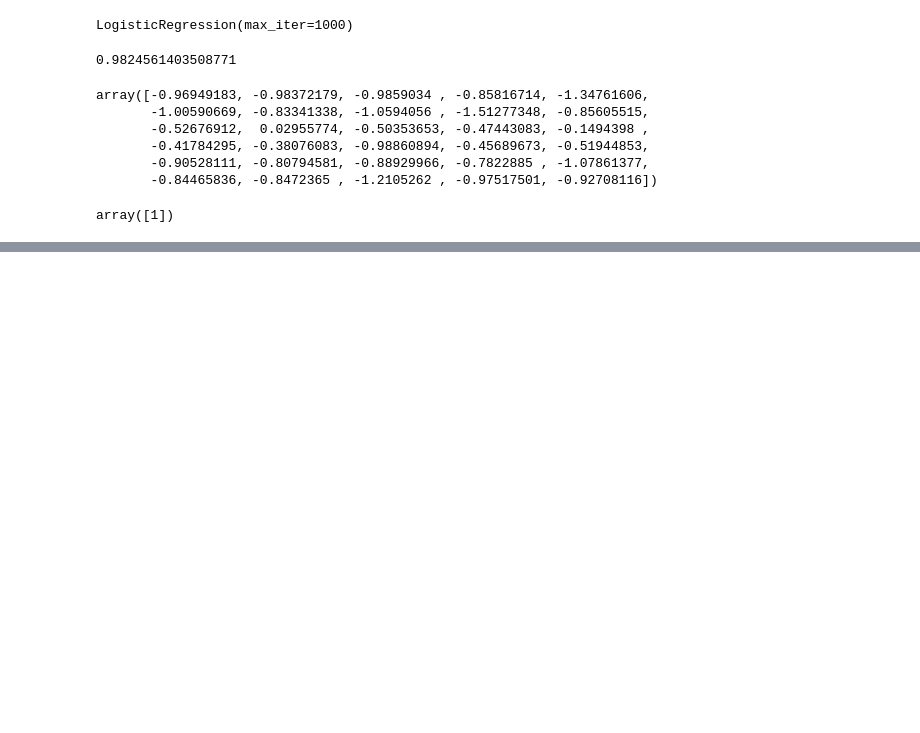
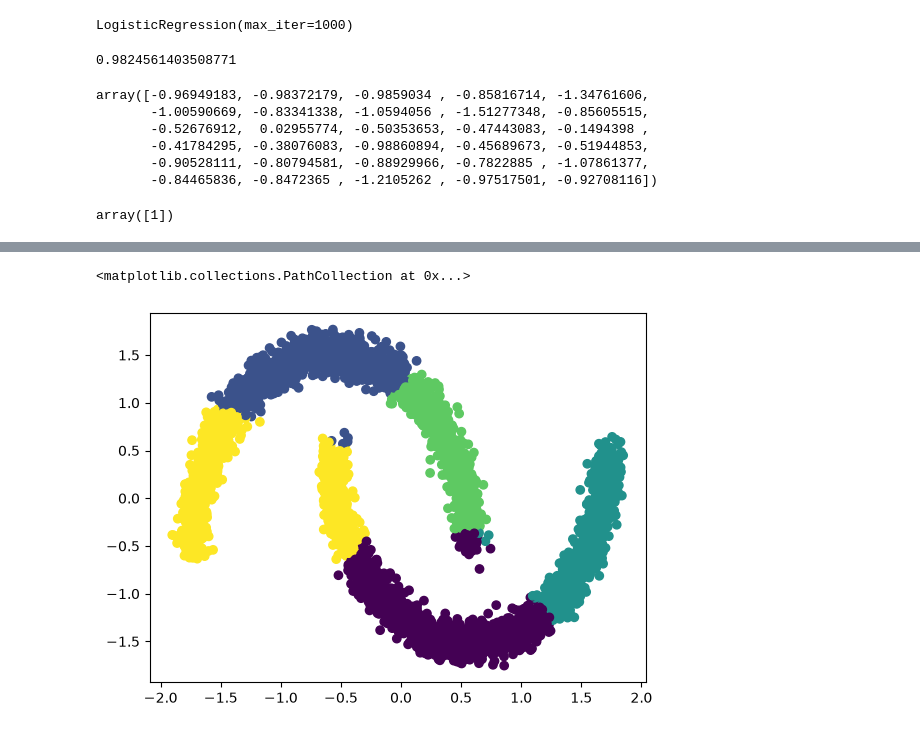
Before and after one commit to MuhammadAhmedMasood/data_analysis_with_python, a Jupyter notebook: Ahmed_scikit_learn_tutorial.ipynb, the cells around one changed output, grey strips where cells are left out. Saved outputs shown, nothing was run; the diff lists cells and outputs as text; code cells hidden in the pictures; blank space fills up the shorter version.

```diff
--- a/Ahmed_scikit_learn_tutorial.ipynb
+++ b/Ahmed_scikit_learn_tutorial.ipynb
@@ -773,0 +862,9 @@ array([1])
+# %%
+kmeans = KMeans(n_clusters=5, random_state=42) # 5 clusters
+
+kmeans.fit(X_scaled) # fit the model to the scaled data
+
+plt.scatter(X_scaled[:, 0], X_scaled[:, 1], c=kmeans.labels_) # color points by cluster label
+# %% [output]
+<matplotlib.collections.PathCollection at 0x...>
+[figure, added]
```
Also changed, not shown: parts of 23 cells of this notebook.
